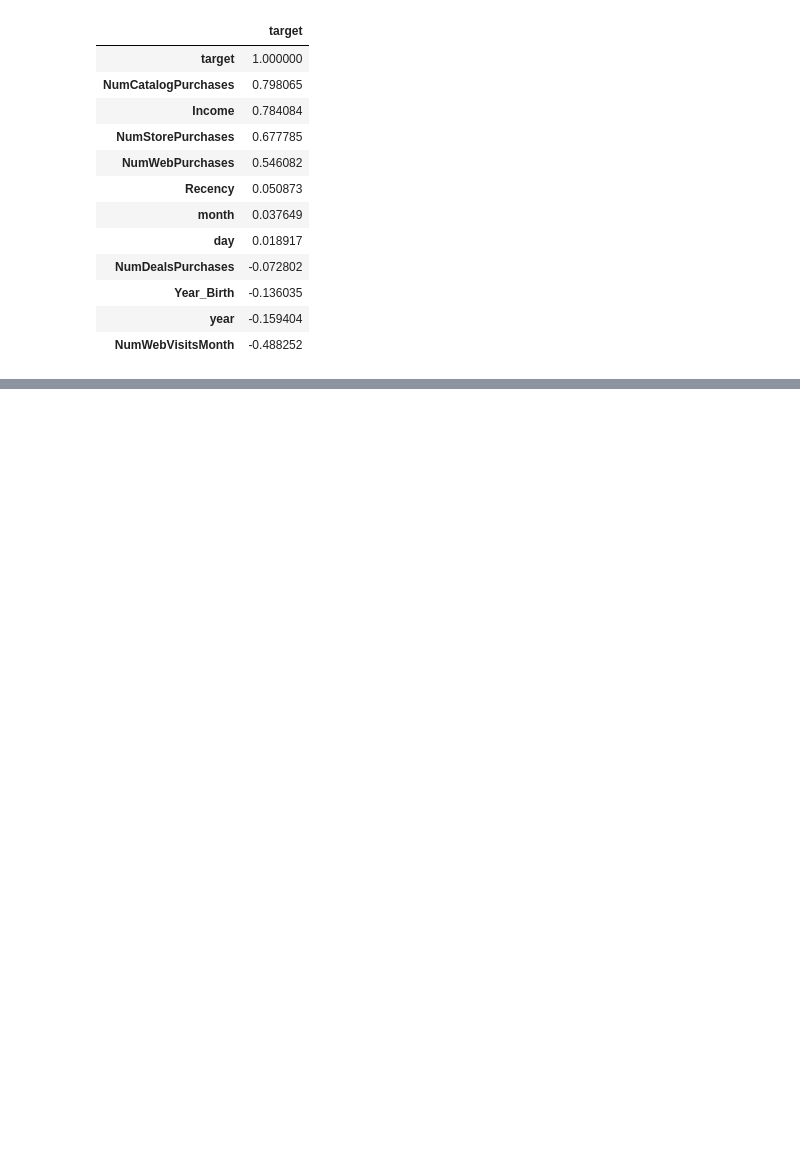
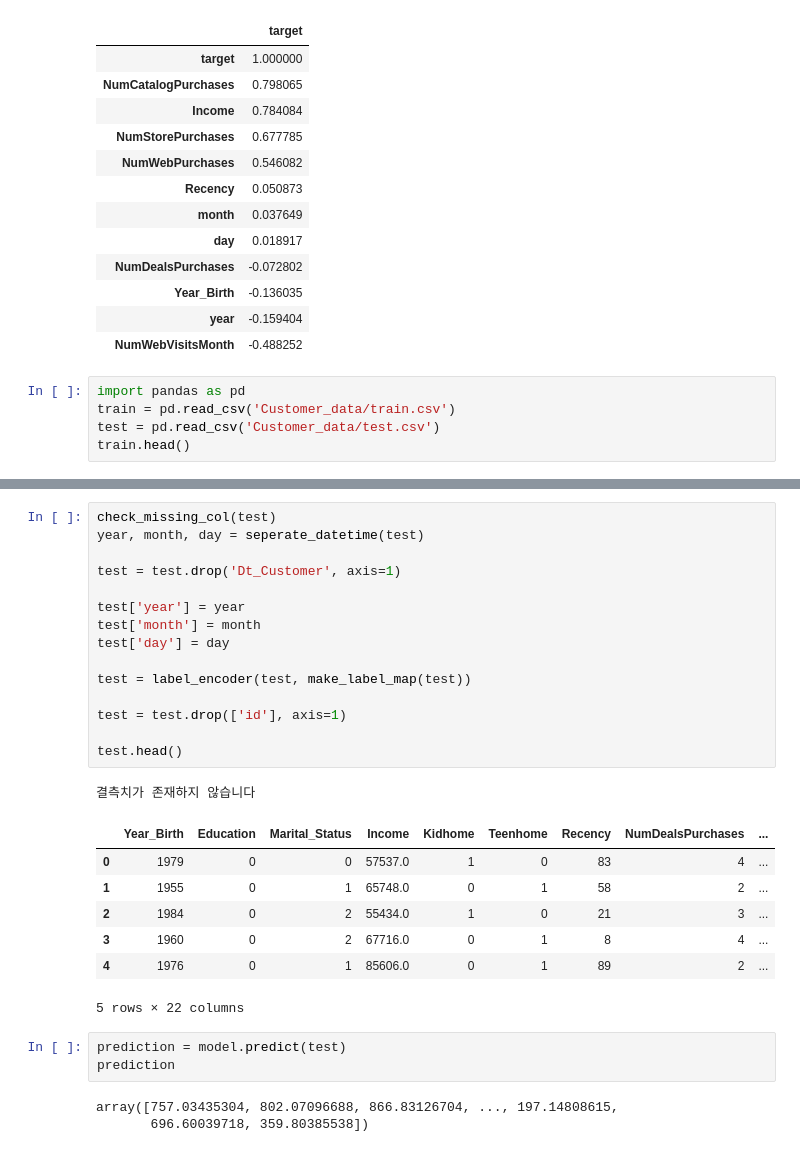
Before and after one commit to JellyJoa/DataAnalysis, a Jupyter notebook: Dacon/Customer/baseline.ipynb, the cells around one changed output, grey strips where cells are left out. Cells and saved outputs as stored; diff of their text form; blank space fills up the shorter version.

```diff
--- a/Dacon/Customer/baseline.ipynb
+++ b/Dacon/Customer/baseline.ipynb
@@ -209,3 +210,8 @@ df_temp28.style.background_gradient(cmap='viridis')
 | Year_Birth | -0.136035 |
 | year | -0.159404 |
 | NumWebVisitsMonth | -0.488252 |
+# %%
+import pandas as pd
+train = pd.read_csv('Customer_data/train.csv')
+test = pd.read_csv('Customer_data/test.csv')
+train.head()
@@ -211,0 +412,30 @@ df_temp28.style.background_gradient(cmap='viridis')
+# %%
+check_missing_col(test)
+year, month, day = seperate_datetime(test)
+
+test = test.drop('Dt_Customer', axis=1)
+
+test['year'] = year
+test['month'] = month
+test['day'] = day
+
+test = label_encoder(test, make_label_map(test))
+
+test = test.drop(['id'], axis=1)
+
+test.head()
+# %% [output]
+결측치가 존재하지 않습니다
+|  | Year_Birth | Education | Marital_Status | Income | Kidhome | Teenhome | Recency | NumDealsPurchases | ... |
+| 0 | 1979 | 0 | 0 | 57537.0 | 1 | 0 | 83 | 4 | ... |
+| 1 | 1955 | 0 | 1 | 65748.0 | 0 | 1 | 58 | 2 | ... |
+| 2 | 1984 | 0 | 2 | 55434.0 | 1 | 0 | 21 | 3 | ... |
+| 3 | 1960 | 0 | 2 | 67716.0 | 0 | 1 | 8 | 4 | ... |
+| 4 | 1976 | 0 | 1 | 85606.0 | 0 | 1 | 89 | 2 | ... |
+5 rows × 22 columns
+# %%
+prediction = model.predict(test)
+prediction
+# %% [output]
+array([757.03435304, 802.07096688, 866.83126704, ..., 197.14808615,
+       696.60039718, 359.80385538])
```
Also changed, not shown: parts of 20 cells of this notebook.
